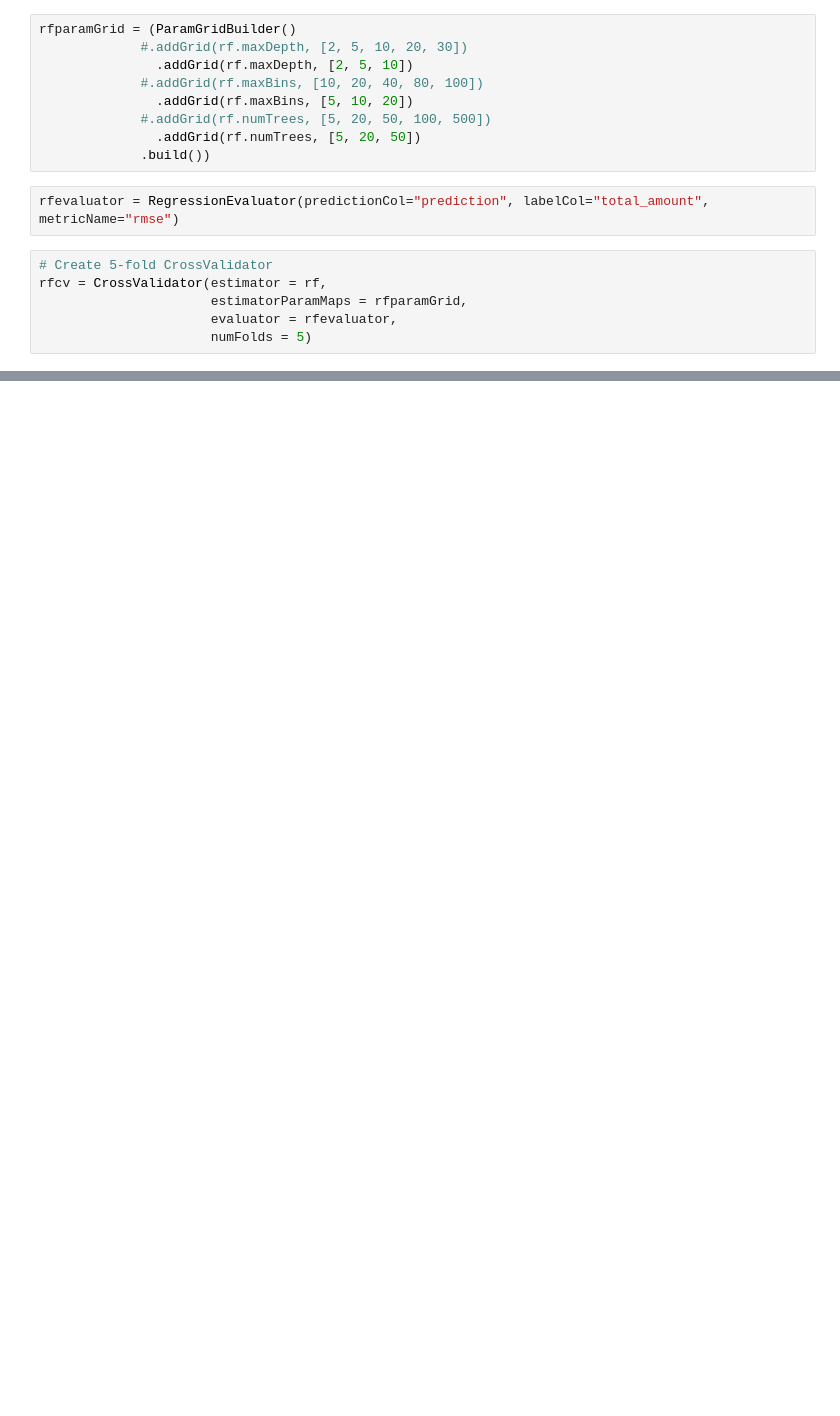
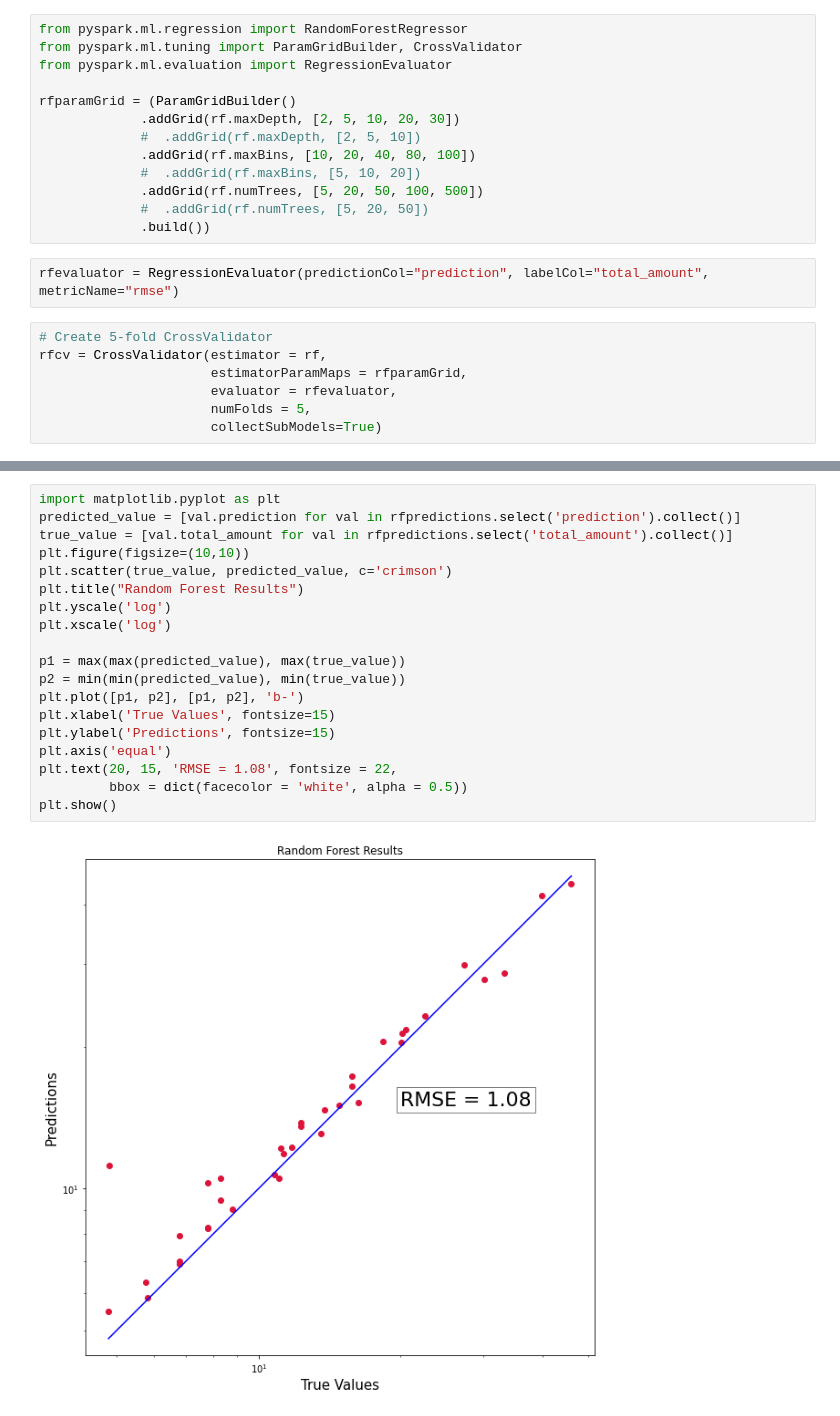
Before and after one commit to daongochieu2810/taxi-fare-prediction, a Jupyter notebook: linear-regression/rf1.ipynb, the cells around one changed output, grey strips where cells are left out. Drawn from its saved outputs; the diff is of its cells as text; blank space fills up the shorter version.

```diff
--- a/linear-regression/rf1.ipynb
+++ b/linear-regression/rf1.ipynb
@@ -143,13 +166,17 @@ test_data.describe().show()
 rf = RandomForestRegressor(featuresCol="features", labelCol="total_amount")
 rf_model = rf.fit(train_data)
 # %%
+from pyspark.ml.regression import RandomForestRegressor
+from pyspark.ml.tuning import ParamGridBuilder, CrossValidator
+from pyspark.ml.evaluation import RegressionEvaluator
+
 rfparamGrid = (ParamGridBuilder()
-             #.addGrid(rf.maxDepth, [2, 5, 10, 20, 30])
-               .addGrid(rf.maxDepth, [2, 5, 10])
-             #.addGrid(rf.maxBins, [10, 20, 40, 80, 100])
-               .addGrid(rf.maxBins, [5, 10, 20])
-             #.addGrid(rf.numTrees, [5, 20, 50, 100, 500])
-               .addGrid(rf.numTrees, [5, 20, 50])
+             .addGrid(rf.maxDepth, [2, 5, 10, 20, 30])
+             #  .addGrid(rf.maxDepth, [2, 5, 10])
+             .addGrid(rf.maxBins, [10, 20, 40, 80, 100])
+             #  .addGrid(rf.maxBins, [5, 10, 20])
+             .addGrid(rf.numTrees, [5, 20, 50, 100, 500])
+             #  .addGrid(rf.numTrees, [5, 20, 50])
              .build())
 # %%
 rfevaluator = RegressionEvaluator(predictionCol="prediction", labelCol="total_amount", metricName="rmse")
@@ -158,7 +185,8 @@ rfevaluator = RegressionEvaluator(predictionCol="prediction", labelCol="total_am
 rfcv = CrossValidator(estimator = rf,
                       estimatorParamMaps = rfparamGrid,
                       evaluator = rfevaluator,
-                      numFolds = 5)
+                      numFolds = 5,
+                      collectSubModels=True)
 # %%
 rfcvModel = rfcv.fit(train_data)
 print(rfcvModel)
@@ -166,0 +225,21 @@ print('RMSE:', rfevaluator.evaluate(rfpredictions))
+# %%
+import matplotlib.pyplot as plt
+predicted_value = [val.prediction for val in rfpredictions.select('prediction').collect()]
+true_value = [val.total_amount for val in rfpredictions.select('total_amount').collect()]
+plt.figure(figsize=(10,10))
+plt.scatter(true_value, predicted_value, c='crimson')
+plt.title("Random Forest Results")
+plt.yscale('log')
+plt.xscale('log')
+
+p1 = max(max(predicted_value), max(true_value))
+p2 = min(min(predicted_value), min(true_value))
+plt.plot([p1, p2], [p1, p2], 'b-')
+plt.xlabel('True Values', fontsize=15)
+plt.ylabel('Predictions', fontsize=15)
+plt.axis('equal')
+plt.text(20, 15, 'RMSE = 1.08', fontsize = 22,
+         bbox = dict(facecolor = 'white', alpha = 0.5))
+plt.show()
+# %% [output]
+[figure, added]
```
Also changed, not shown: parts of 14 cells of this notebook, 1 other file.
